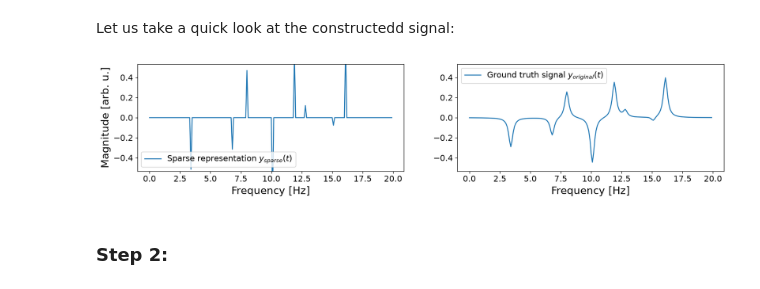
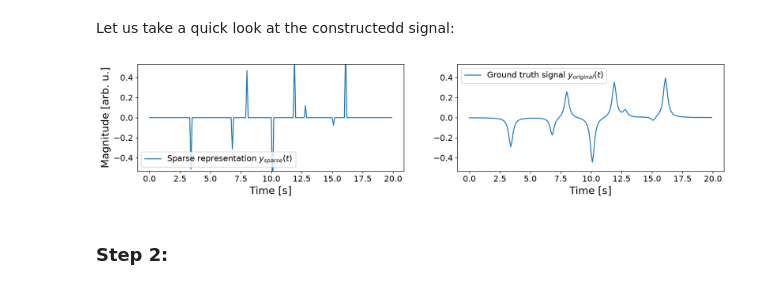
Before and after one commit to marcelolooser/cssr, a Jupyter notebook: tutorials/Getting_started.ipynb, the cells around one changed output. Drawn from its saved outputs; the diff is of its cells as text; code cells hidden in the pictures.

```diff
--- a/tutorials/Getting_started.ipynb
+++ b/tutorials/Getting_started.ipynb
@@ -77,31 +77,31 @@ Let us take a quick look at the constructedd signal:
 # %%
 ylim_min = min(y_original.real)*1.2
 ylim_max = max(abs(y_original))*1.2
 
 fig1, axs1 = plt.subplots(1, 2, figsize=(17,17), dpi=120)
 
 axs1[0].plot(x, y_sparse, label="Sparse representation $y_{sparse}(t)$")
 axs1[1].plot(x, y_original, label="Ground truth signal $y_{original}(t)$")
 
 axs1[0].set_ylabel("Magnitude [arb. u.]", fontsize=font1)
-axs1[0].set_xlabel("Frequency [Hz]", fontsize=font1)
-axs1[1].set_xlabel("Frequency [Hz]", fontsize=font1)
+axs1[0].set_xlabel("Time [s]", fontsize=font1)
+axs1[1].set_xlabel("Time [s]", fontsize=font1)
 
 axs1[0].legend(fontsize=font2)
 axs1[1].legend(fontsize=font2)
 
 axs1[0].set_ylim([ylim_min, ylim_max])
 axs1[1].set_ylim([ylim_min, ylim_max])
 
 axs1[0].set_box_aspect(aspect=0.4)
 axs1[1].set_box_aspect(aspect=0.4)
 
 axs1[0].tick_params(axis='both', which='major', labelsize=font2)
 axs1[1].tick_params(axis='both', which='major', labelsize=font2)
 
 plt.show()
 # %% [output]
-[figure, old version]
+[figure, new version]
 # %% [markdown]
 ### Step 2:
 # %% [markdown]
```
